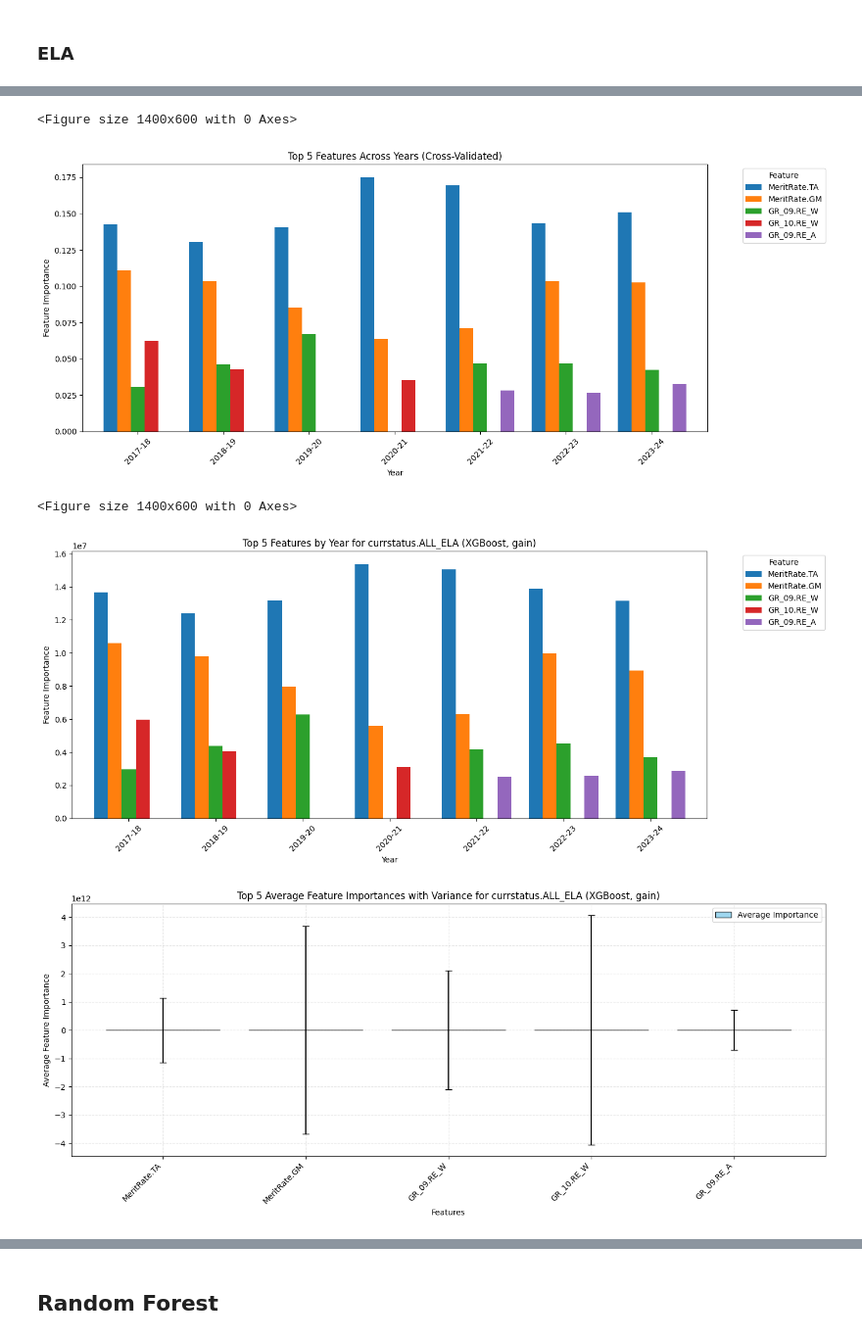
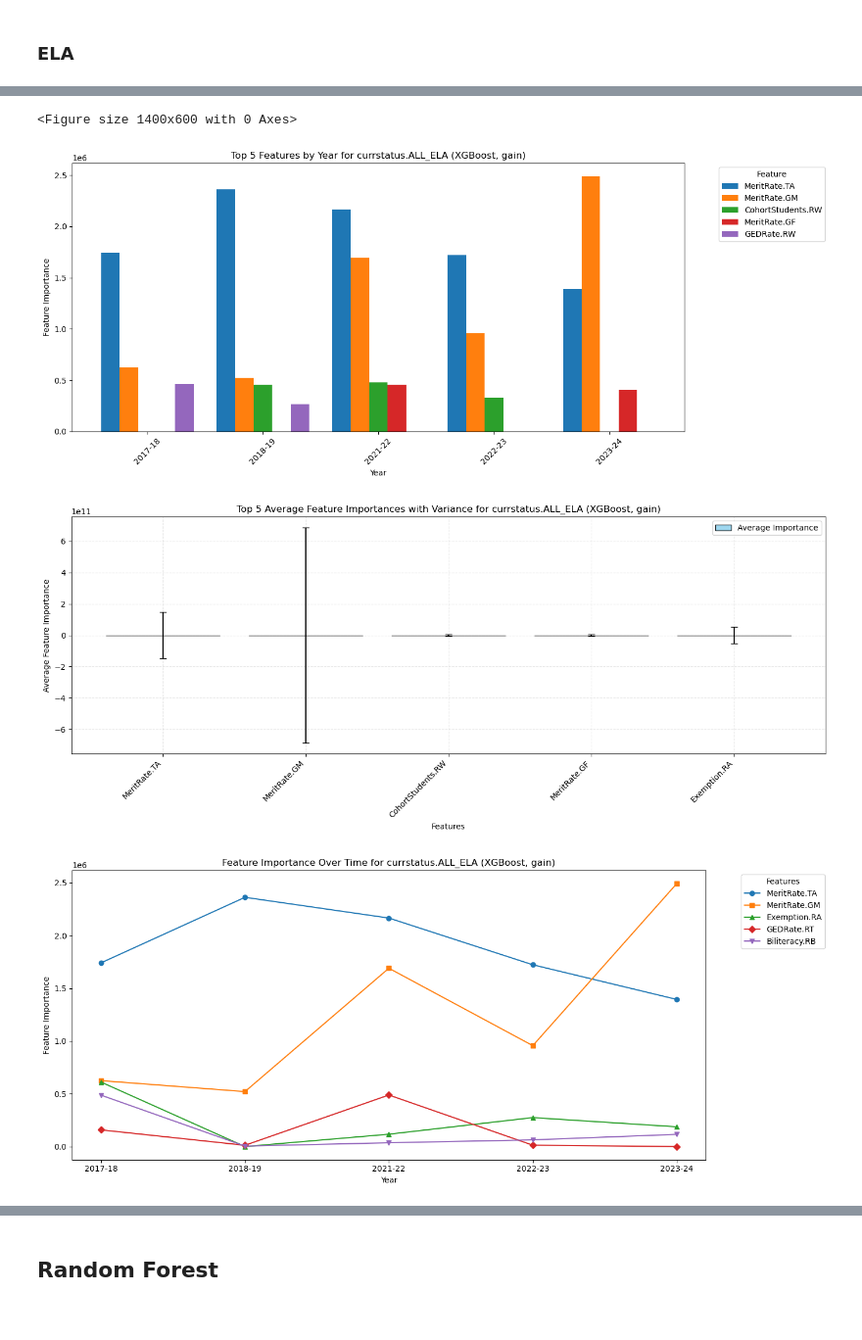
Before and after one commit to PENTASHIFT/DS-Capstone-Project, a Jupyter notebook: modeling/Combined/acgr_census_public_test_scores.ipynb, the cells around one changed output, grey strips where cells are left out. Shown at 98% size. Cells and saved outputs as stored; diff of their text form; code cells hidden in the pictures.

```diff
--- a/modeling/Combined/acgr_census_public_test_scores.ipynb
+++ b/modeling/Combined/acgr_census_public_test_scores.ipynb
@@ -19,8 +19,8 @@ import numpy as np
 
 def filter_academic_year(df, year):
     """Filter dataframe by academic year and drop AcademicYear column"""
-    filtered_df = df[df["AcademicYear"] == year].copy()
-    return filtered_df.drop(columns=["AcademicYear"])
+    filtered_df = df[df["Year"] == year].copy()
+    return filtered_df.drop(columns=["Year"])
 
 
 def standarized_columns(acgr_df, mapping):
@@ -165,7 +162,7 @@ year_df_mapping = {year: filter_academic_year(merged, year) for year in academic
 # %% [markdown]
 ### Math
 # %%
-from modeling.utils.xgboost import cross_validate_xgboost, plot_cv_feature_importance
+from modeling.utils.xgboost import cross_validate_xgboost, plot_cv_feature_importance, train_xgboost_model
 from modeling.utils.xgboost import (
     plot_top_k_features,
     plot_feature_avg_variance,
@@ -178,12 +175,11 @@ target_column = "currstatus.ALL_Math"
 
 for year, year_df in year_df_mapping.items():
 
-    cv_result = cross_validate_xgboost(
+    cv_result = train_xgboost_model(
         df=year_df,
         target_column=target_column,
         columns_to_drop=[target_column] + columns_to_drop,
-        n_splits=5,
-        print_results=True,
+        print_plot=False,
         n_jobs=-1,
     )
 
@@ -223,7 +198,7 @@ plot_feature_time_series(
 # %% [markdown]
 ### ELA
 # %%
-from modeling.utils.xgboost import cross_validate_xgboost, plot_cv_feature_importance
+from modeling.utils.xgboost import cross_validate_xgboost, plot_cv_feature_importance, train_xgboost_model
 from modeling.utils.xgboost import (
     plot_top_k_features,
     plot_feature_avg_variance,
@@ -236,13 +211,12 @@ target_column = "currstatus.ALL_ELA"
 
 for year, year_df in year_df_mapping.items():
 
-    cv_result = cross_validate_xgboost(
+    cv_result = train_xgboost_model(
         df=year_df,
         target_column=target_column,
         columns_to_drop=[target_column] + columns_to_drop,
-        n_splits=5,
-        print_results=True,
         n_jobs=-1,
+        print_plot=False,
     )
 
     cv_xgb_models[year] = cv_result
@@ -267,13 +223,11 @@ R^2: 0.7866 ± 0.0021
 # %%
-top_features = plot_cv_feature_importance(cv_xgb_models, top_n=5)
-plot_top_k_features(cv_xgb_models, "XGBoost", "gain", target_column, k=5)
+top_features = plot_top_k_features(cv_xgb_models, "XGBoost", "gain", target_column, k=5)
 plot_feature_avg_variance(cv_xgb_models, "XGBoost", "gain", target_column)
 plot_feature_time_series(
     cv_xgb_models, "XGBoost", "gain", target_column, top_features
 )
 # %% [output]
 <Figure size 1400x600 with 0 Axes>
-[figure, old version]
+[figure, new version]
-<Figure size 1400x600 with 0 Axes>
-[figure, old version]
+[figure, new version]
-[figure, old version]
+[figure, new version]
```
Also changed, not shown: parts of 10 cells of this notebook, 3 other files.
